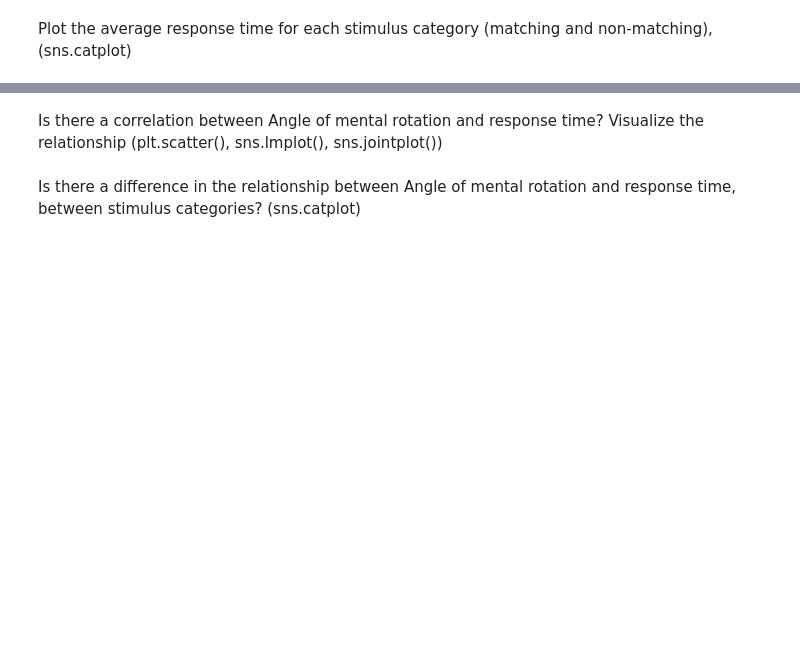
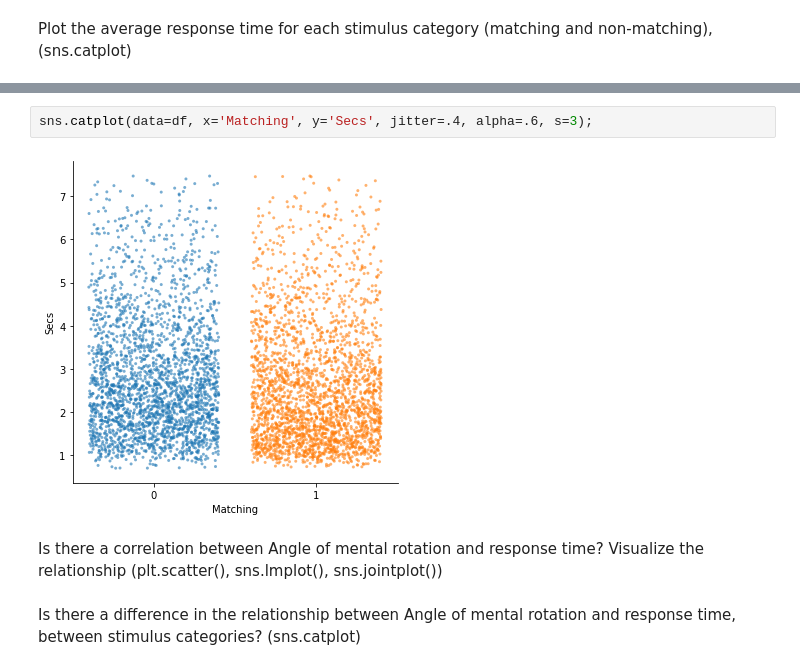
Before and after one commit to nickdelgrosso/Intro2Python, a Jupyter notebook: 16_Review_DataFrames_And_Seaborn2.ipynb, the cells around one changed output, grey strips where cells are left out. Cells and saved outputs as stored; diff of their text form; blank space fills up the shorter version.

```diff
--- a/16_Review_DataFrames_And_Seaborn2.ipynb
+++ b/16_Review_DataFrames_And_Seaborn2.ipynb
@@ -62,3 +253,7 @@ Plot the average response time for each stimulus category (matching and non-matc
+# %%
+sns.catplot(data=df, x='Matching', y='Secs', jitter=.4, alpha=.6, s=3);
+# %% [output]
+[figure, added]
 # %% [markdown]
 Is there a correlation between Angle of mental rotation and response time?  Visualize the relationship (plt.scatter(), sns.lmplot(), sns.jointplot())
 # %% [markdown]
```
Also changed, not shown: parts of 35 cells of this notebook, 2 other files.
